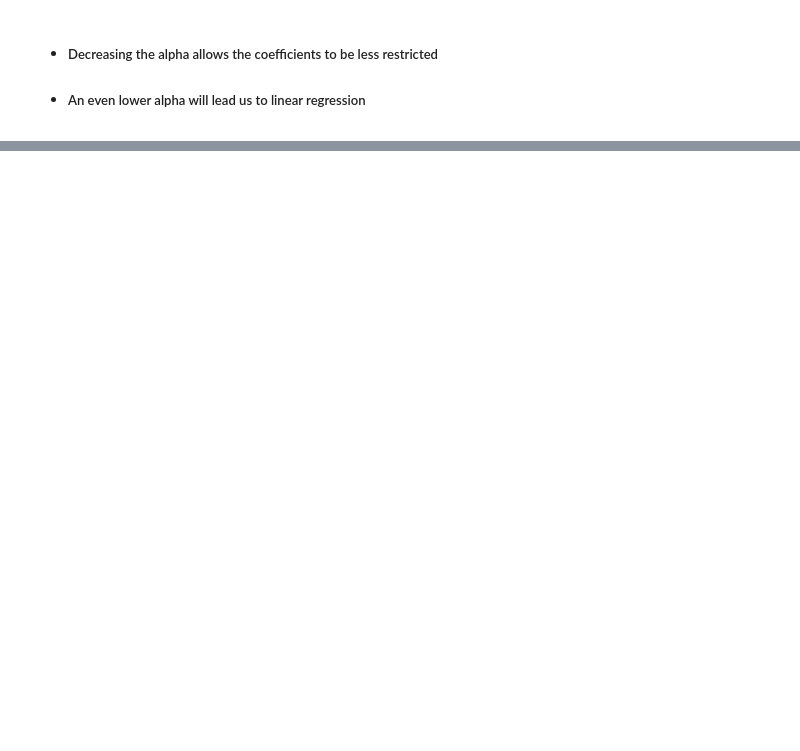
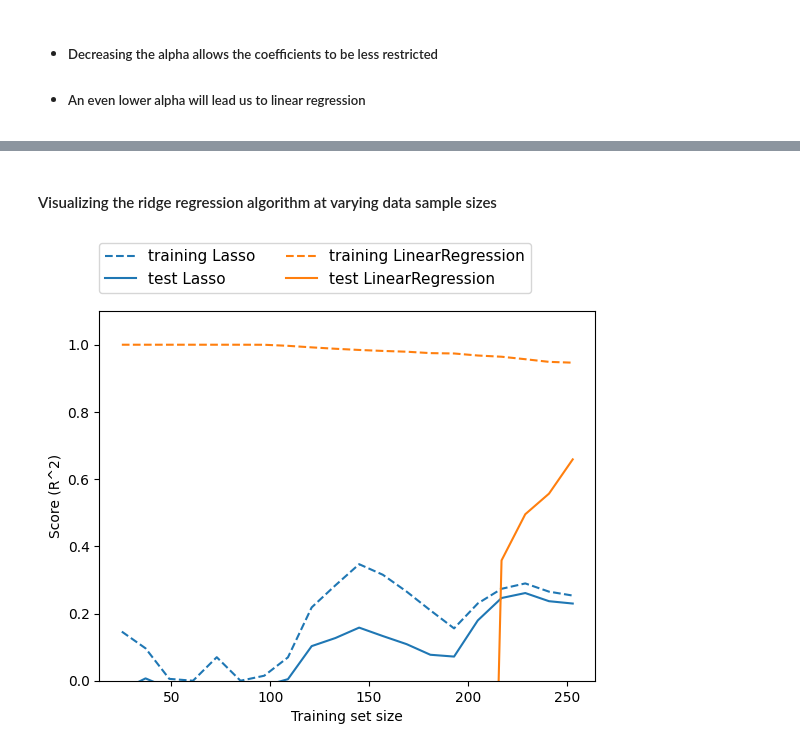
Before and after one commit to majiyaz2/data-science-notebooks, a Jupyter notebook: into-to-data-science/supervised_learning/linear_regression.ipynb, the cells around one changed output, grey strips where cells are left out. Saved outputs shown, nothing was run; the diff lists cells and outputs as text; code cells hidden in the pictures; blank space fills up the shorter version.

```diff
--- a/into-to-data-science/supervised_learning/linear_regression.ipynb
+++ b/into-to-data-science/supervised_learning/linear_regression.ipynb
@@ -194,0 +370,2 @@ array([0.41168494])
+# %% [markdown]
+#### Visualizing the ridge regression algorithm at varying data sample sizes
@@ -194,0 +389,4 @@ array([0.41168494])
+# %%
+plot_ridge_n_samples()
+# %% [output]
+[figure, added]
```
Also changed, not shown: parts of 36 cells of this notebook.
